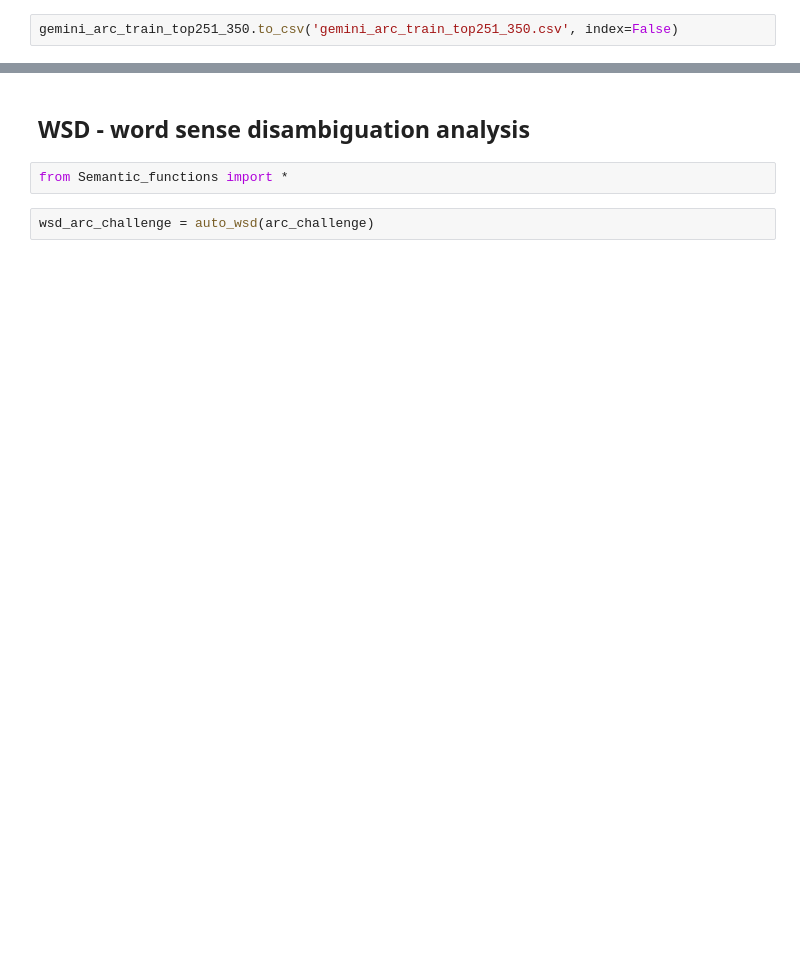
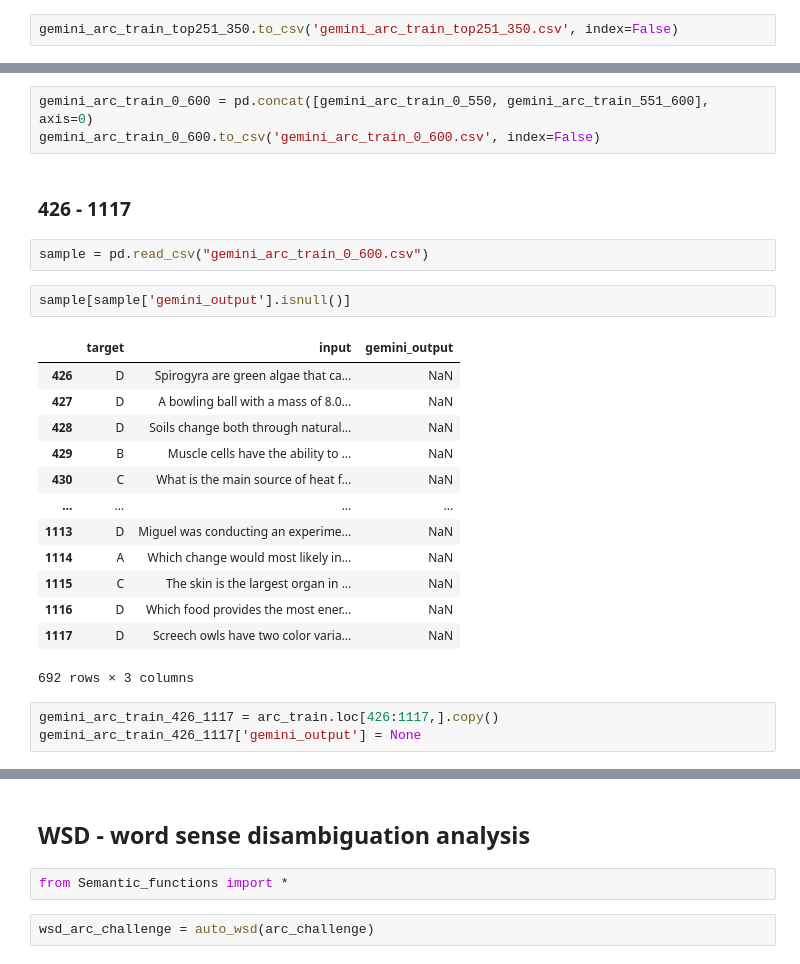
Before and after one commit to ezishr/Undergraduate-Research, a Jupyter notebook: Check points/ARC-Challenge/ARC-Challenge.ipynb, the cells around one changed output, grey strips where cells are left out. Drawn from its saved outputs; the diff is of its cells as text; blank space fills up the shorter version.

Commit message:
done gemini for ARC Challenge

```diff
--- a/Check points/ARC-Challenge/ARC-Challenge.ipynb
+++ b/Check points/ARC-Challenge/ARC-Challenge.ipynb
@@ -490,0 +423,26 @@ arc_train.to_csv("geminmi_arc_train_top0_425.csv", index=False)
+# %%
+gemini_arc_train_0_600 = pd.concat([gemini_arc_train_0_550, gemini_arc_train_551_600], axis=0)
+gemini_arc_train_0_600.to_csv('gemini_arc_train_0_600.csv', index=False)
+# %% [markdown]
+### 426 - 1117
+# %%
+sample = pd.read_csv("gemini_arc_train_0_600.csv")
+# %%
+sample[sample['gemini_output'].isnull()]
+# %% [output]
+|  | target | input | gemini_output |
+| 426 | D | Spirogyra are green algae that ca... | NaN |
+| 427 | D | A bowling ball with a mass of 8.0... | NaN |
+| 428 | D | Soils change both through natural... | NaN |
+| 429 | B | Muscle cells have the ability to ... | NaN |
+| 430 | C | What is the main source of heat f... | NaN |
+| ... | ... | ... | ... |
+| 1113 | D | Miguel was conducting an experime... | NaN |
+| 1114 | A | Which change would most likely in... | NaN |
+| 1115 | C | The skin is the largest organ in ... | NaN |
+| 1116 | D | Which food provides the most ener... | NaN |
+| 1117 | D | Screech owls have two color varia... | NaN |
+692 rows × 3 columns
+# %%
+gemini_arc_train_426_1117 = arc_train.loc[426:1117,].copy()
+gemini_arc_train_426_1117['gemini_output'] = None
```
Also changed, not shown: parts of 68 cells of this notebook, 6 other files.
